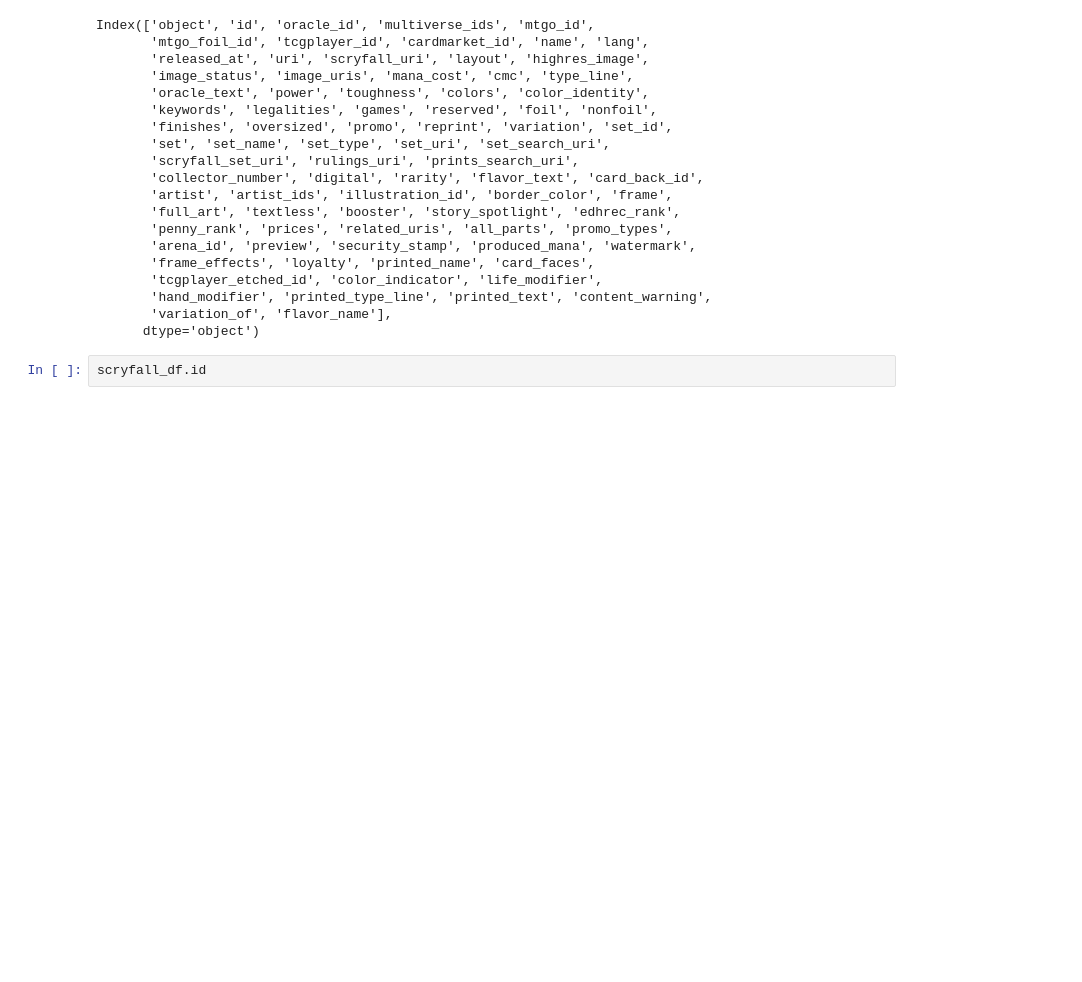
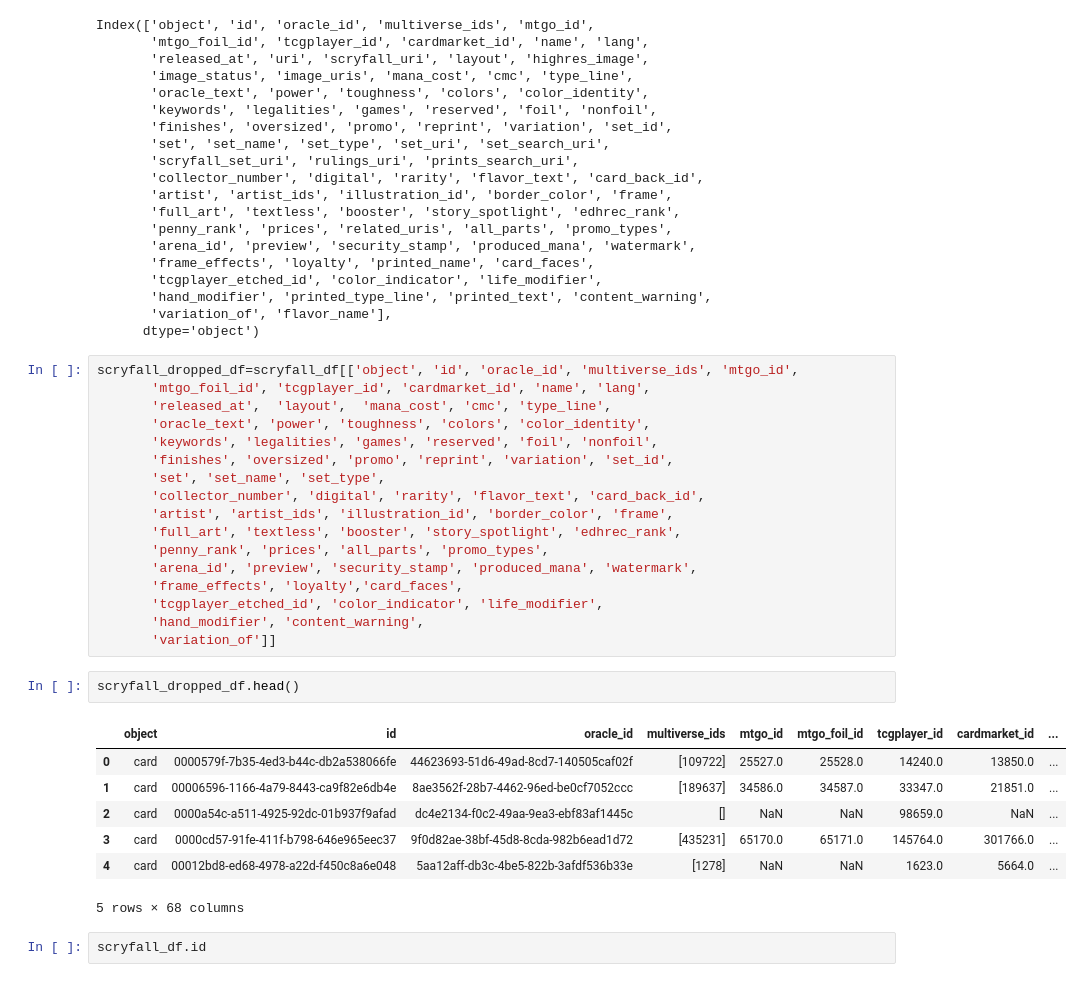
Before and after one commit to Dans1451/project2, a Jupyter notebook: Project 2 Notebook.ipynb, the cells around one changed output. Saved outputs shown, nothing was run; the diff lists cells and outputs as text; blank space fills up the shorter version.

```diff
--- a/Project 2 Notebook.ipynb
+++ b/Project 2 Notebook.ipynb
@@ -44,6 +44,33 @@ Index(['object', 'id', 'oracle_id', 'multiverse_ids', 'mtgo_id',
        'hand_modifier', 'printed_type_line', 'printed_text', 'content_warning',
        'variation_of', 'flavor_name'],
       dtype='object')
+# %%
+scryfall_dropped_df=scryfall_df[['object', 'id', 'oracle_id', 'multiverse_ids', 'mtgo_id',
+       'mtgo_foil_id', 'tcgplayer_id', 'cardmarket_id', 'name', 'lang',
+       'released_at',  'layout',  'mana_cost', 'cmc', 'type_line',
+       'oracle_text', 'power', 'toughness', 'colors', 'color_identity',
+       'keywords', 'legalities', 'games', 'reserved', 'foil', 'nonfoil',
+       'finishes', 'oversized', 'promo', 'reprint', 'variation', 'set_id',
+       'set', 'set_name', 'set_type',
+       'collector_number', 'digital', 'rarity', 'flavor_text', 'card_back_id',
+       'artist', 'artist_ids', 'illustration_id', 'border_color', 'frame',
+       'full_art', 'textless', 'booster', 'story_spotlight', 'edhrec_rank',
+       'penny_rank', 'prices', 'all_parts', 'promo_types',
+       'arena_id', 'preview', 'security_stamp', 'produced_mana', 'watermark',
+       'frame_effects', 'loyalty','card_faces',
+       'tcgplayer_etched_id', 'color_indicator', 'life_modifier',
+       'hand_modifier', 'content_warning',
+       'variation_of']]
+# %%
+scryfall_dropped_df.head()
+# %% [output]
+|  | object | id | oracle_id | multiverse_ids | mtgo_id | mtgo_foil_id | tcgplayer_id | cardmarket_id | ... |
+| 0 | card | 0000579f-7b35-4ed3-b44c-db2a538066fe | 44623693-51d6-49ad-8cd7-140505caf02f | [109722] | 25527.0 | 25528.0 | 14240.0 | 13850.0 | ... |
+| 1 | card | 00006596-1166-4a79-8443-ca9f82e6db4e | 8ae3562f-28b7-4462-96ed-be0cf7052ccc | [189637] | 34586.0 | 34587.0 | 33347.0 | 21851.0 | ... |
+| 2 | card | 0000a54c-a511-4925-92dc-01b937f9afad | dc4e2134-f0c2-49aa-9ea3-ebf83af1445c | [] | NaN | NaN | 98659.0 | NaN | ... |
+| 3 | card | 0000cd57-91fe-411f-b798-646e965eec37 | 9f0d82ae-38bf-45d8-8cda-982b6ead1d72 | [435231] | 65170.0 | 65171.0 | 145764.0 | 301766.0 | ... |
+| 4 | card | 00012bd8-ed68-4978-a22d-f450c8a6e048 | 5aa12aff-db3c-4be5-822b-3afdf536b33e | [1278] | NaN | NaN | 1623.0 | 5664.0 | ... |
+5 rows × 68 columns
 # %%
 scryfall_df.id
 # %% [output]
```
